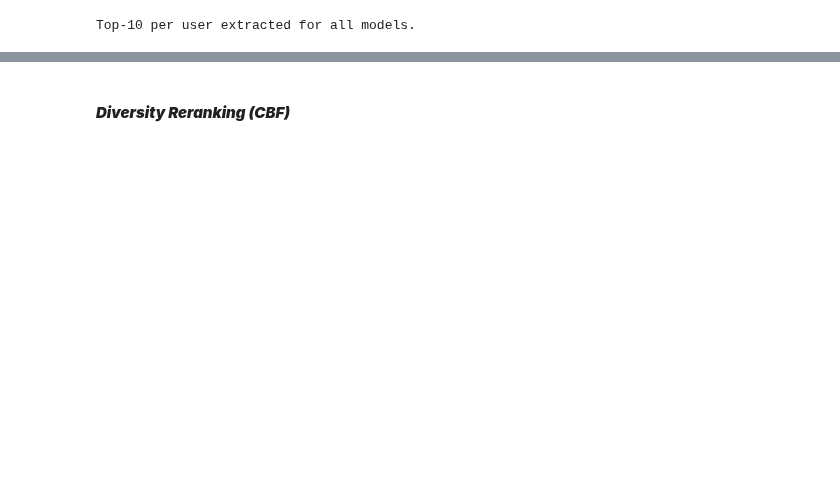
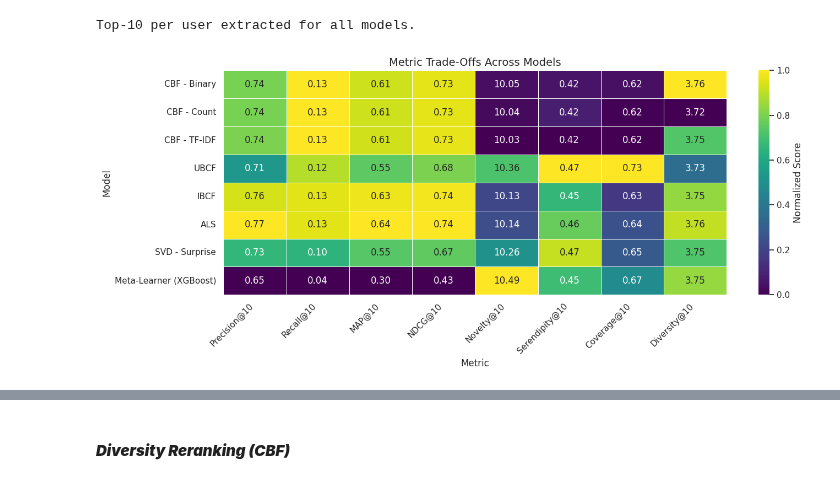
Before and after one commit to hawa1983/DATA-612, a Jupyter notebook: Final_Project.ipynb, the cells around one changed output, grey strips where cells are left out. Saved outputs shown, nothing was run; the diff lists cells and outputs as text; code cells hidden in the pictures; blank space fills up the shorter version.

```diff
--- a/Final_Project.ipynb
+++ b/Final_Project.ipynb
@@ -1733,3 +1697,98 @@ for model_name, df in top10_by_model.items():
     )
 # %% [output]
 Top-10 per user extracted for all models.
+# %%
+import pandas as pd
+import seaborn as sns
+import matplotlib.pyplot as plt
+import numpy as np
+from math import log2
+
+# === Parameters ===
+K = 10
+
+# === Step 1: Ground Truth & Popularity ===
+true_relevant = ratings[ratings["rating"] >= 4].groupby("userId")["movieId"].apply(set).to_dict()
+pop = ratings["movieId"].value_counts(normalize=True).to_dict()
+top_pop = set(ratings["movieId"].value_counts().head(100).index)
+
+# === Step 2: Metric Functions ===
+def precision_at_k(rec, rel): return len(set(rec) & set(rel)) / len(rec) if rec else 0
+def recall_at_k(rec, rel): return len(set(rec) & set(rel)) / len(rel) if rel else 0
+def average_precision(rec, rel, k):
+    score, hits = 0.0, 0
+    for i, item in enumerate(rec[:k]):
+        if item in rel:
+            hits += 1
+            score += hits / (i + 1)
+    return score / min(len(rel), k) if rel else 0
+def dcg(rec, rel, k): return sum([1 / log2(i + 2) for i, item in enumerate(rec[:k]) if item in rel])
+def ndcg(rec, rel, k):
+    rel_list = list(rel)
+    ideal = dcg(rel_list, rel_list, k)
+    return dcg(rec, rel_list, k) / ideal if ideal > 0 else 0
+def novelty(rec, pop): return -np.mean([log2(pop.get(m, 1e-6)) for m in rec]) if rec else 0
+def serendipity(u, rec, rel, top_pop): return len(set(rec) & set(rel.get(u, [])) - top_pop) / len(rec) if rec else 0
+
+# === Step 3: Evaluate All Models ===
+results = {}
+
+for model_name, df in top10_by_model.items():
+    # Merge with movie metadata to get genre info
+    df = df.merge(movies_df[["movieId", "tmdb_genres"]], on="movieId", how="left")
+
+    # Group top-10 by user
+    recommended = df.groupby("userId")["movieId"].apply(list).to_dict()
+
+    precision = np.mean([precision_at_k(recommended[u], true_relevant.get(u, [])) for u in recommended])
+    recall = np.mean([recall_at_k(recommended[u], true_relevant.get(u, [])) for u in recommended])
+    map_ = np.mean([average_precision(recommended[u], true_relevant.get(u, []), K) for u in recommended])
+    ndcg_ = np.mean([ndcg(recommended[u], true_relevant.get(u, []), K) for u in recommended])
+    novelty_ = np.mean([novelty(recommended[u], pop) for u in recommended])
+    serendip = np.mean([serendipity(u, recommended[u], true_relevant, top_pop) for u in recommended])
+    coverage = df["movieId"].nunique() / movies_df["movieId"].nunique()
+
+    # --- Diversity ---
+    df["tmdb_genres"] = df["tmdb_genres"].fillna("").astype(str).str.split(",")
+    exploded = df.explode("tmdb_genres")
+    exploded["tmdb_genres"] = exploded["tmdb_genres"].str.strip()
+    genre_counts = exploded["tmdb_genres"].value_counts()
+    total = genre_counts.sum()
+    diversity = -sum((v / total) * log2(v / total) for v in genre_counts if v > 0)
+
+    results[model_name] = {
+        "Precision@10": precision,
+        "Recall@10": recall,
+        "MAP@10": map_,
+        "NDCG@10": ndcg_,
+        "Novelty@10": novelty_,
+        "Serendipity@10": serendip,
+        "Coverage@10": coverage,
+        "Diversity@10": diversity
+    }
+
+# === Step 4: Create DataFrame ===
+results_df = pd.DataFrame(results).T
+results_df.index.name = "Model"
+
+# === Step 5: Normalize for heatmap ===
+normalized_df = (results_df - results_df.min()) / (results_df.max() - results_df.min())
+
+# === Step 6: Plot Heatmap ===
+plt.figure(figsize=(14, 6))
+sns.heatmap(
+    normalized_df,
+    annot=results_df.round(2),
+    fmt=".2f",
+    cmap="viridis",
+    linewidths=0.5,
+    cbar_kws={"label": "Normalized Score"}
+)
+plt.title("Metric Trade-Offs Across Models", fontsize=14)
+plt.xlabel("Metric")
+plt.ylabel("Model")
+plt.xticks(rotation=45, ha="right")
+plt.tight_layout()
+plt.show()
+# %% [output]
+[figure, added]
```
Also changed, not shown: parts of 51 cells of this notebook.
